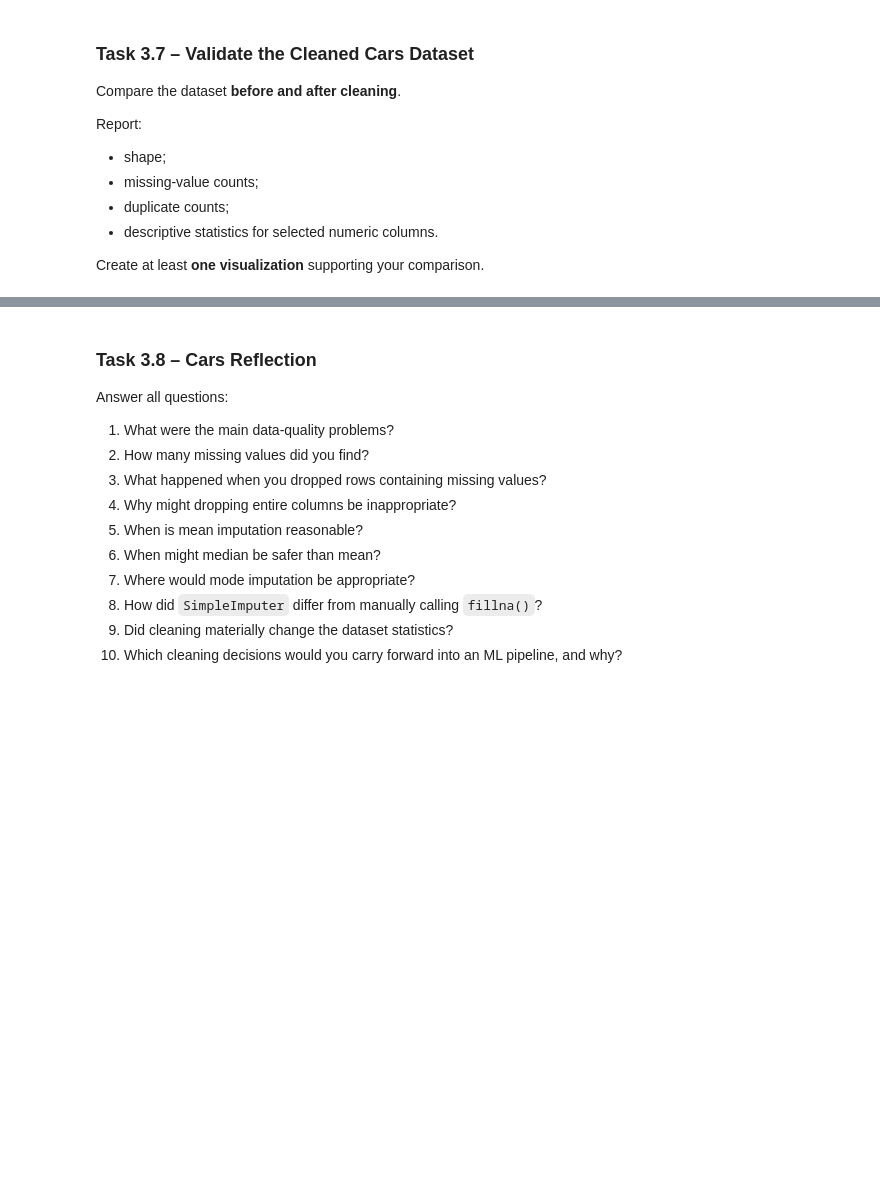
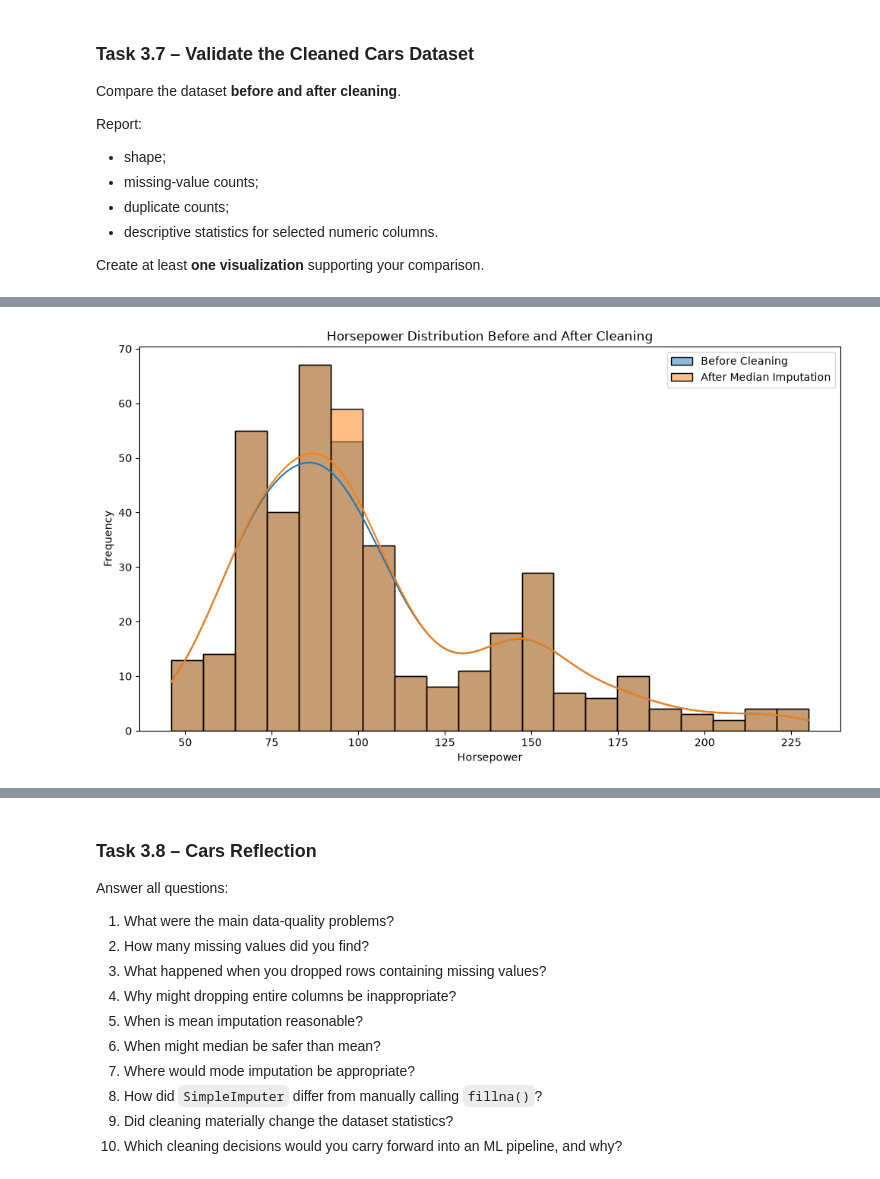
Before and after one commit to UbaidUllah777/Lab-2---Tidying-Cleaning-Imputation-and-Outlier-Detection, a Jupyter notebook: week5Lab.ipynb, the cells around one changed output, grey strips where cells are left out. Cells and saved outputs as stored; diff of their text form; code cells hidden in the pictures; blank space fills up the shorter version.

Commit message:
Validate cleaned Cars data and complete reflection

```diff
--- a/week5Lab.ipynb
+++ b/week5Lab.ipynb
@@ -1675,0 +1673,92 @@ Create at least **one visualization** supporting your comparison.
+# %%
+# ---------------------------------------------------------
+# Compare data quality before and after cleaning
+# ---------------------------------------------------------
+
+print("BEFORE CLEANING")
+print("Shape:", cars_original.shape)
+print("Total Missing Values:", cars_original.isna().sum().sum())
+print("Duplicate Rows:", cars_original.duplicated().sum())
+
+print("\nAFTER CLEANING")
+print("Shape:", cars_clean.shape)
+print("Total Missing Values:", cars_clean.isna().sum().sum())
+print("Duplicate Rows:", cars_clean.duplicated().sum())
+
+
+# ---------------------------------------------------------
+# Compare missing values by column
+# ---------------------------------------------------------
+
+before_missing = cars_original.isna().sum()
+after_missing = cars_clean.isna().sum()
+
+missing_comparison = pd.DataFrame({
+    "Before Cleaning": before_missing,
+    "After Cleaning": after_missing
+})
+
+print("\nMissing-Value Comparison:")
+display(missing_comparison)
+
+
+# ---------------------------------------------------------
+# Compare descriptive statistics
+# ---------------------------------------------------------
+
+selected_numeric_columns = [
+    "MPG",
+    "Horsepower",
+    "Weight",
+    "Acceleration"
+]
+
+before_stats = (
+    cars_original[selected_numeric_columns]
+    .describe()
+    .loc[["mean", "std", "min", "50%", "max"]]
+)
+
+after_stats = (
+    cars_clean[selected_numeric_columns]
+    .describe()
+    .loc[["mean", "std", "min", "50%", "max"]]
+)
+
+print("\nSelected Numeric Statistics Before Cleaning:")
+display(before_stats)
+
+print("\nSelected Numeric Statistics After Cleaning:")
+display(after_stats)
+
+
+# ---------------------------------------------------------
+# Visualization: Horsepower before vs after cleaning
+# ---------------------------------------------------------
+
+plt.figure(figsize=(10, 6))
+
+sns.histplot(
+    cars_original["Horsepower"].dropna(),
+    bins=20,
+    kde=True,
+    label="Before Cleaning",
+    alpha=0.5
+)
+
+sns.histplot(
+    cars_clean["Horsepower"],
+    bins=20,
+    kde=True,
+    label="After Median Imputation",
+    alpha=0.5
+)
+
+plt.title("Horsepower Distribution Before and After Cleaning")
+plt.xlabel("Horsepower")
+plt.ylabel("Frequency")
+plt.legend()
+
+plt.tight_layout()
+plt.show()
+# %% [output]
@@ -1675,0 +1800 @@ Create at least **one visualization** supporting your comparison.
+[figure, added]
```
Also changed, not shown: parts of 5 cells of this notebook.
